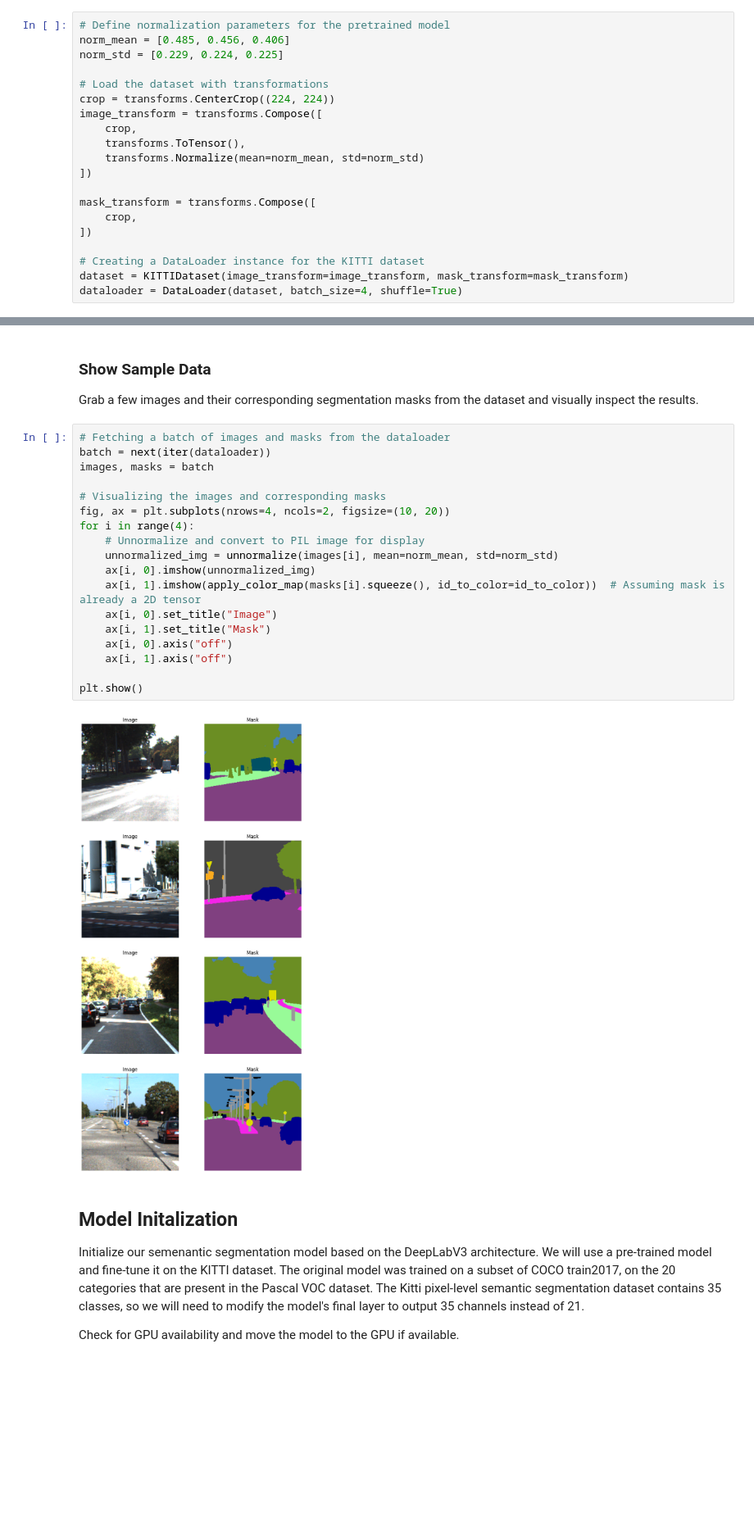
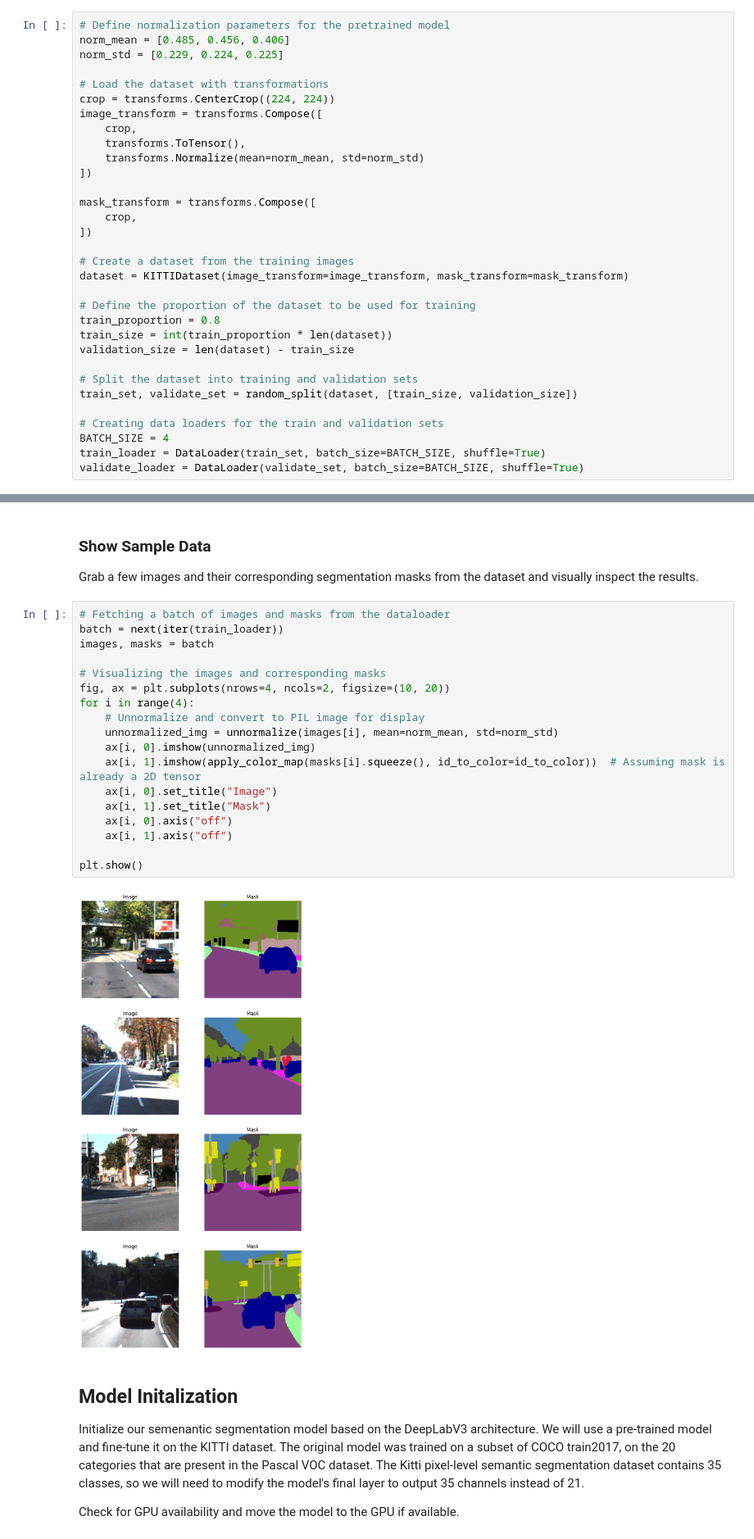
Before and after one commit to chasekunz/semantic-segmentation, a Jupyter notebook: notebooks/semantic-segmentation.ipynb, the cells around one changed output, grey strips where cells are left out. Shown at 82% size. Saved outputs shown, nothing was run; the diff lists cells and outputs as text; blank space fills up the shorter version.

Commit message:
Add validation set

```diff
--- a/notebooks/semantic-segmentation.ipynb
+++ b/notebooks/semantic-segmentation.ipynb
@@ -58,9 +58,21 @@ mask_transform = transforms.Compose([
     crop,
 ])
 
-# Creating a DataLoader instance for the KITTI dataset
+# Create a dataset from the training images
 dataset = KITTIDataset(image_transform=image_transform, mask_transform=mask_transform)
-dataloader = DataLoader(dataset, batch_size=4, shuffle=True)
+
+# Define the proportion of the dataset to be used for training
+train_proportion = 0.8
+train_size = int(train_proportion * len(dataset))
+validation_size = len(dataset) - train_size
+
+# Split the dataset into training and validation sets
+train_set, validate_set = random_split(dataset, [train_size, validation_size])
+
+# Creating data loaders for the train and validation sets
+BATCH_SIZE = 4
+train_loader = DataLoader(train_set, batch_size=BATCH_SIZE, shuffle=True)
+validate_loader = DataLoader(validate_set, batch_size=BATCH_SIZE, shuffle=True)
 # %% [markdown]
 ## Visualize the Data
 
@@ -102,24 +114,24 @@ id_to_color[-1] = (0, 0, 0)
 Grab a few images and their corresponding segmentation masks from the dataset and visually inspect the results.
 # %%
 # Fetching a batch of images and masks from the dataloader
-batch = next(iter(dataloader))
+batch = next(iter(train_loader))
 images, masks = batch
 
 # Visualizing the images and corresponding masks
 fig, ax = plt.subplots(nrows=4, ncols=2, figsize=(10, 20))
 for i in range(4):
     # Unnormalize and convert to PIL image for display
     unnormalized_img = unnormalize(images[i], mean=norm_mean, std=norm_std)
     ax[i, 0].imshow(unnormalized_img)
     ax[i, 1].imshow(apply_color_map(masks[i].squeeze(), id_to_color=id_to_color))  # Assuming mask is already a 2D tensor
     ax[i, 0].set_title("Image")
     ax[i, 1].set_title("Mask")
     ax[i, 0].axis("off")
     ax[i, 1].axis("off")
 
 plt.show()
 # %% [output]
-[figure, old version]
+[figure, new version]
 # %% [markdown]
 ## Model Initalization
 Initialize our semenantic segmentation model based on the DeepLabV3 architecture. We will use a pre-trained model and fine-tune it on the KITTI dataset. The original model was trained on a subset of COCO train2017, on the 20 categories that are present in the Pascal VOC dataset. The Kitti pixel-level semantic segmentation dataset contains 35 classes, so we will need to modify the model's final layer to output 35 channels instead of 21.
```
Also changed, not shown: parts of 4 cells of this notebook, 1 other file.
